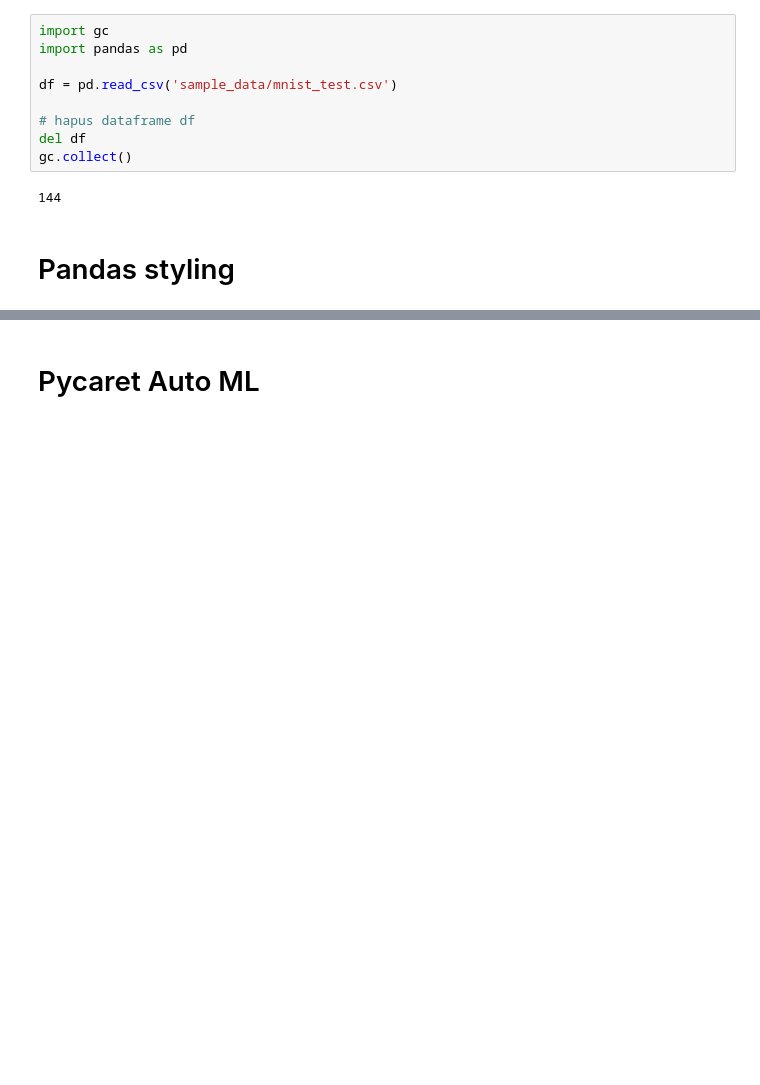
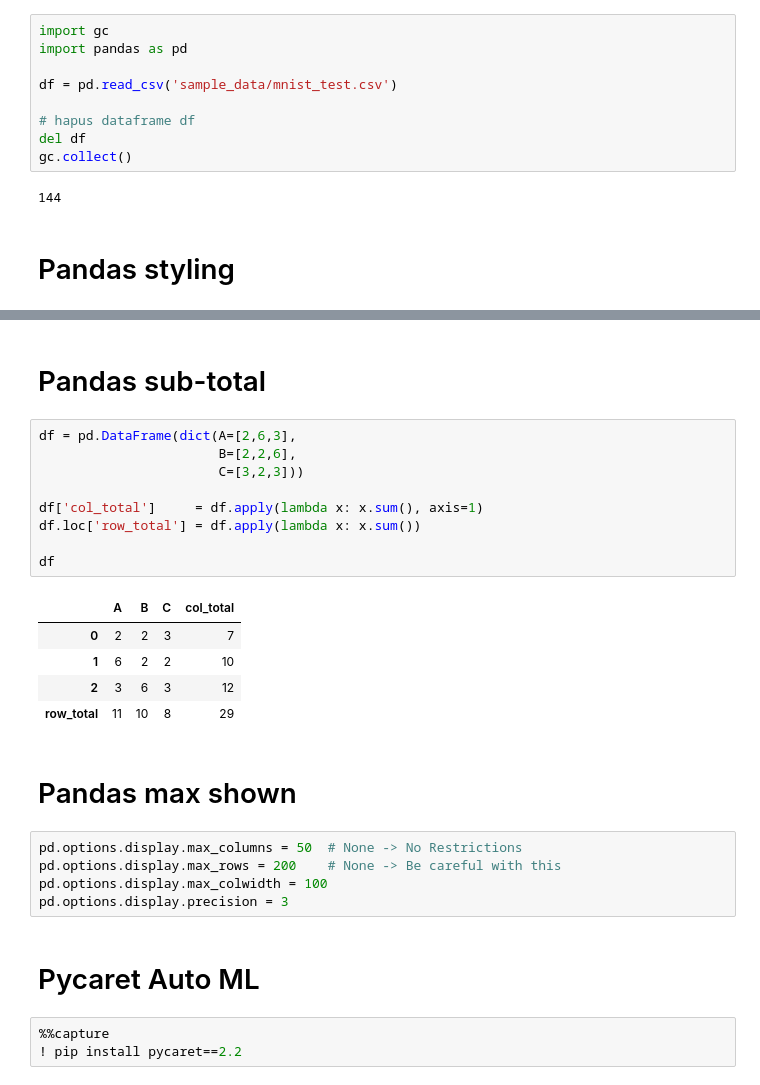
Before and after one commit to hamzahmhmmd/snippets_for_colab, a Jupyter notebook: custom_snippets_for_colab_and_jupyternotebook.ipynb, the cells around one changed output, grey strips where cells are left out. Cells and saved outputs as stored; diff of their text form; blank space fills up the shorter version.

```diff
--- a/custom_snippets_for_colab_and_jupyternotebook.ipynb
+++ b/custom_snippets_for_colab_and_jupyternotebook.ipynb
@@ -99,2 +119,29 @@ gc.collect()
+# %% [markdown]
+# Pandas sub-total
+# %%
+df = pd.DataFrame(dict(A=[2,6,3],
+                       B=[2,2,6],
+                       C=[3,2,3]))
+
+df['col_total']     = df.apply(lambda x: x.sum(), axis=1)
+df.loc['row_total'] = df.apply(lambda x: x.sum())
+
+df
+# %% [output]
+|  | A | B | C | col_total |
+| 0 | 2 | 2 | 3 | 7 |
+| 1 | 6 | 2 | 2 | 10 |
+| 2 | 3 | 6 | 3 | 12 |
+| row_total | 11 | 10 | 8 | 29 |
+# %% [markdown]
+# Pandas max shown
+# %%
+pd.options.display.max_columns = 50  # None -> No Restrictions
+pd.options.display.max_rows = 200    # None -> Be careful with this
+pd.options.display.max_colwidth = 100
+pd.options.display.precision = 3
 # %% [markdown]
 # Pycaret Auto ML
+# %%
+%%capture
+! pip install pycaret==2.2
```
Also changed, not shown: parts of 20 cells of this notebook.
